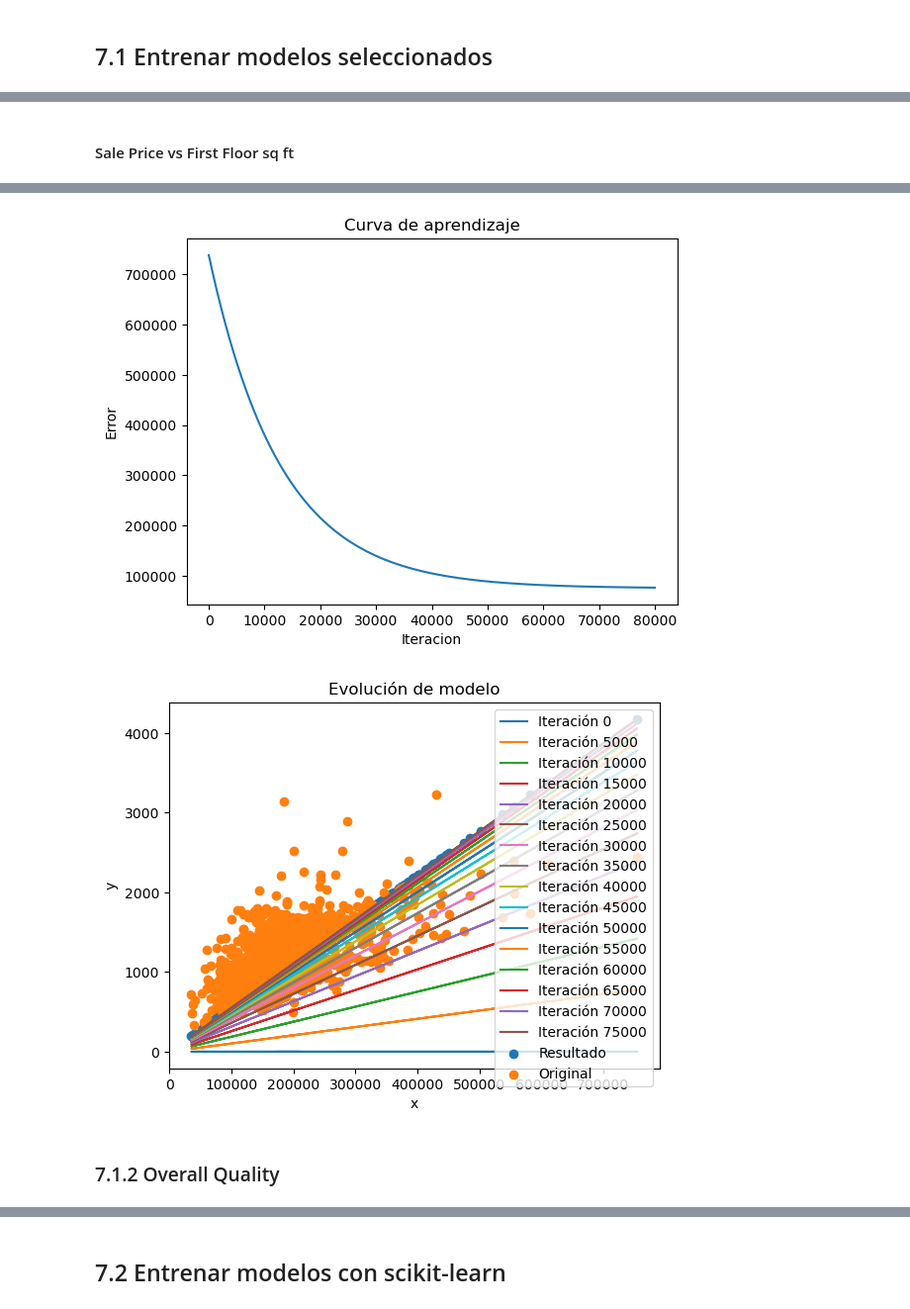
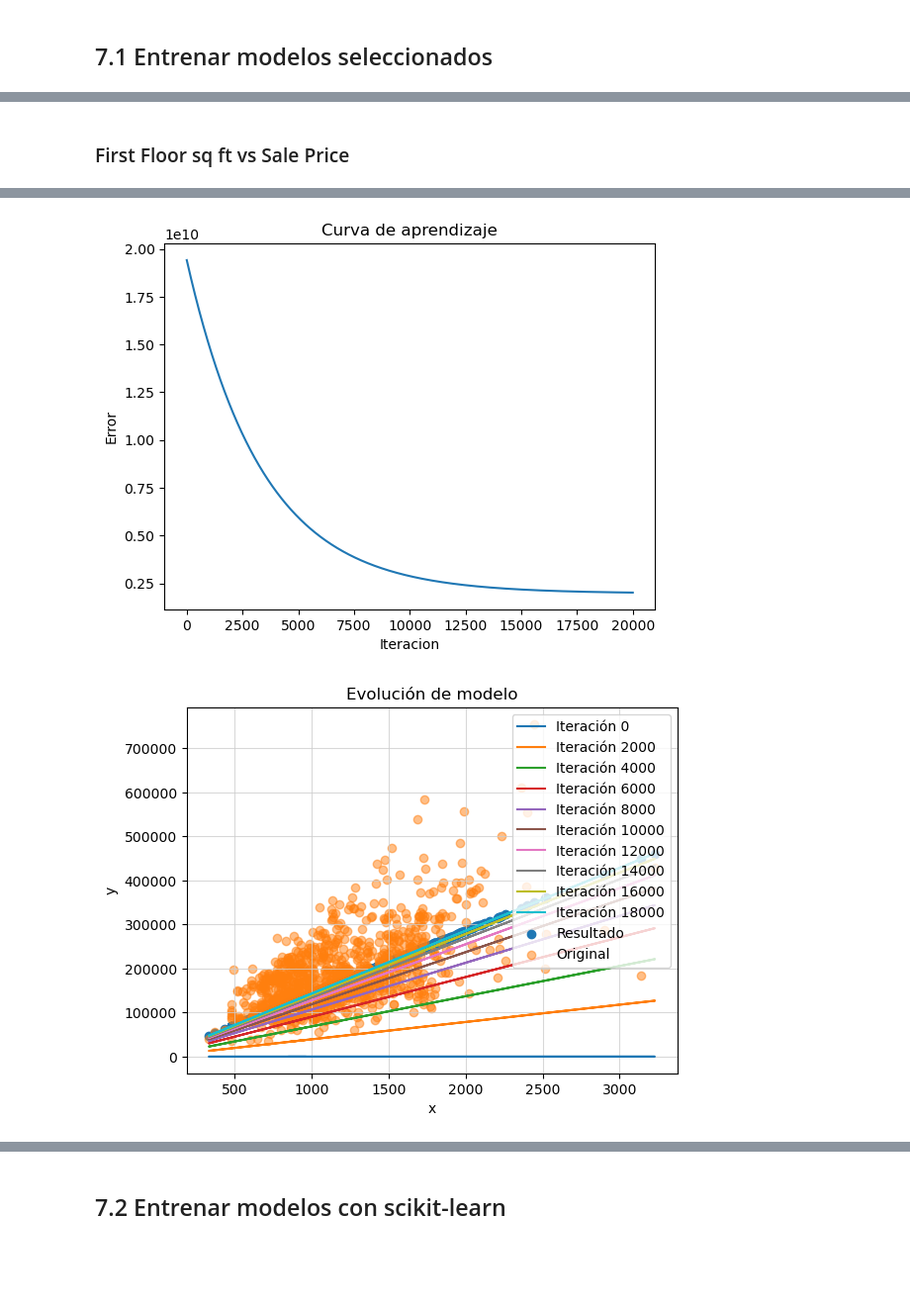
Before and after one commit to SirJose/Proyecto1, a Jupyter notebook: Proyecto1.ipynb, the cells around one changed output, grey strips where cells are left out. Shown at 99% size. Drawn from its saved outputs; the diff is of its cells as text; code cells hidden in the pictures; blank space fills up the shorter version.

```diff
--- a/Proyecto1.ipynb
+++ b/Proyecto1.ipynb
@@ -433,7 +343,13 @@ class ModeloRegresionLineal():
 
         plt.title("Evolución de modelo")
         plt.scatter(newX,newY, label="Resultado")
-        plt.scatter(newX,self.y, label="Original")
+        plt.scatter(newX,self.y, label="Original", alpha=0.5)
+
+        # Asepcto
+        plt.rcParams['grid.alpha'] = 0.75
+        plt.rcParams['grid.color'] = "#cccccc"
+        plt.grid(True)
+
         plt.xlabel(self.xlabel)
         plt.ylabel(self.ylabel)
         plt.legend()
@@ -506,12 +387,12 @@ Interacion 10000: 1.3909358136056185
-# %% [markdown]
-#### Sale Price vs First Floor sq ft
+# %% [markdown]
+### First Floor sq ft vs Sale Price
 # %%
-epochs = 80000
-print_error_cada = 5000
-alpha = 0.000000000000001
+epochs = 20000
+print_error_cada = 1000
+alpha = 0.0000000001
 
 modelo1 = ModeloRegresionLineal()
-parametros, errores = modelo1.entrenarModelo(saleprice,firstfloorsqft,epochs,print_error_cada,alpha)
+parametros, errores = modelo1.entrenarModelo(firstfloorsqft,saleprice,epochs,print_error_cada,alpha)
 modelo1.plotCurvaAprendizaje()
-modelo1.plotModelo(5000)
+modelo1.plotModelo(2000)
 # %% [output]
@@ -534,4 +419,2 @@ Interacion 80000: 76197.04217298975
-[figure, old version]
+[figure, new version]
-[figure, old version]
+[figure, new version]
-# %% [markdown]
-### 7.1.2 Overall Quality
```
Also changed, not shown: parts of 56 cells of this notebook.
